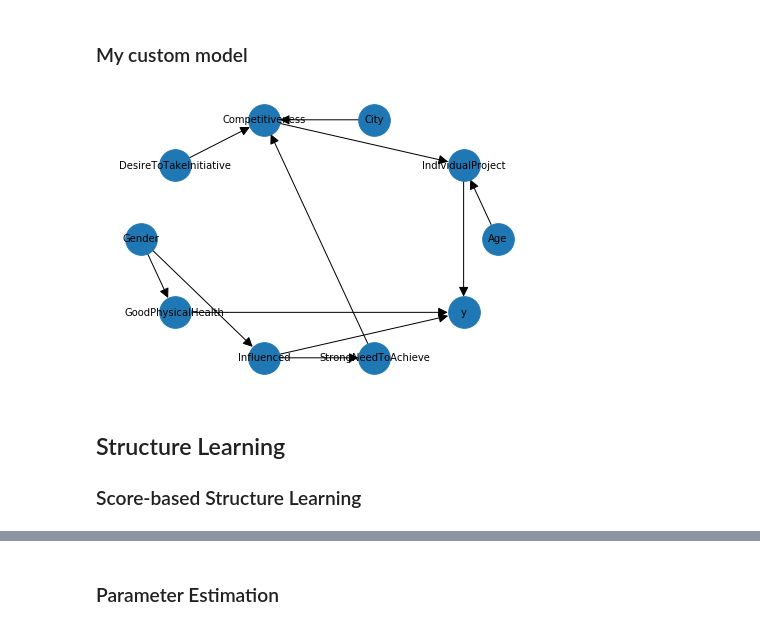
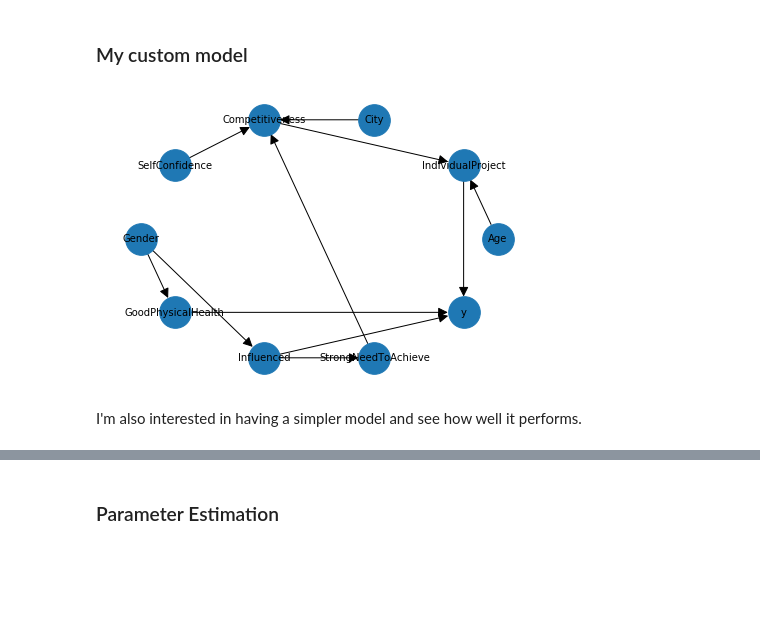
Before and after one commit to giorgiac98/student-bayesian-network, a Jupyter notebook: Entrepreneurial competency in university students.ipynb, the cells around one changed output, grey strips where cells are left out. Drawn from its saved outputs; the diff is of its cells as text; code cells hidden in the pictures; blank space fills up the shorter version.

```diff
--- a/Entrepreneurial competency in university students.ipynb
+++ b/Entrepreneurial competency in university students.ipynb
@@ -105,26 +147,24 @@ test_data.drop(columns=['y'], inplace=True)
 # %%
 from pgmpy.models import BayesianModel
 
 import networkx as nx
 
 # Defining the network structure
 custom_student_model = BayesianModel([('Age','IndividualProject'),
                                       ('City','Competitiveness'),
-                                      ('DesireToTakeInitiative','Competitiveness'),
+                                      ('SelfConfidence','Competitiveness'),
                                       ('Competitiveness', 'IndividualProject'),
                                       ('Gender','GoodPhysicalHealth'),
                                       ('Gender','Influenced'),
                                       ('Influenced', 'StrongNeedToAchieve'),
                                       ('StrongNeedToAchieve','Competitiveness'),
                                       ('Influenced', 'y'),
                                       ('GoodPhysicalHealth', 'y'),
                                       ('IndividualProject', 'y')])
 
 nx.draw_circular(custom_student_model, with_labels=True, arrowsize=20, node_size=1000, font_size=10)
 plt.show()
 # %% [output]
-[figure, old version]
+[figure, new version]
-# %% [markdown]
-## Structure Learning
-
-### Score-based Structure Learning
+# %% [markdown]
+I'm also interested in having a simpler model and see how well it performs.
```
Also changed, not shown: parts of 18 cells of this notebook.
